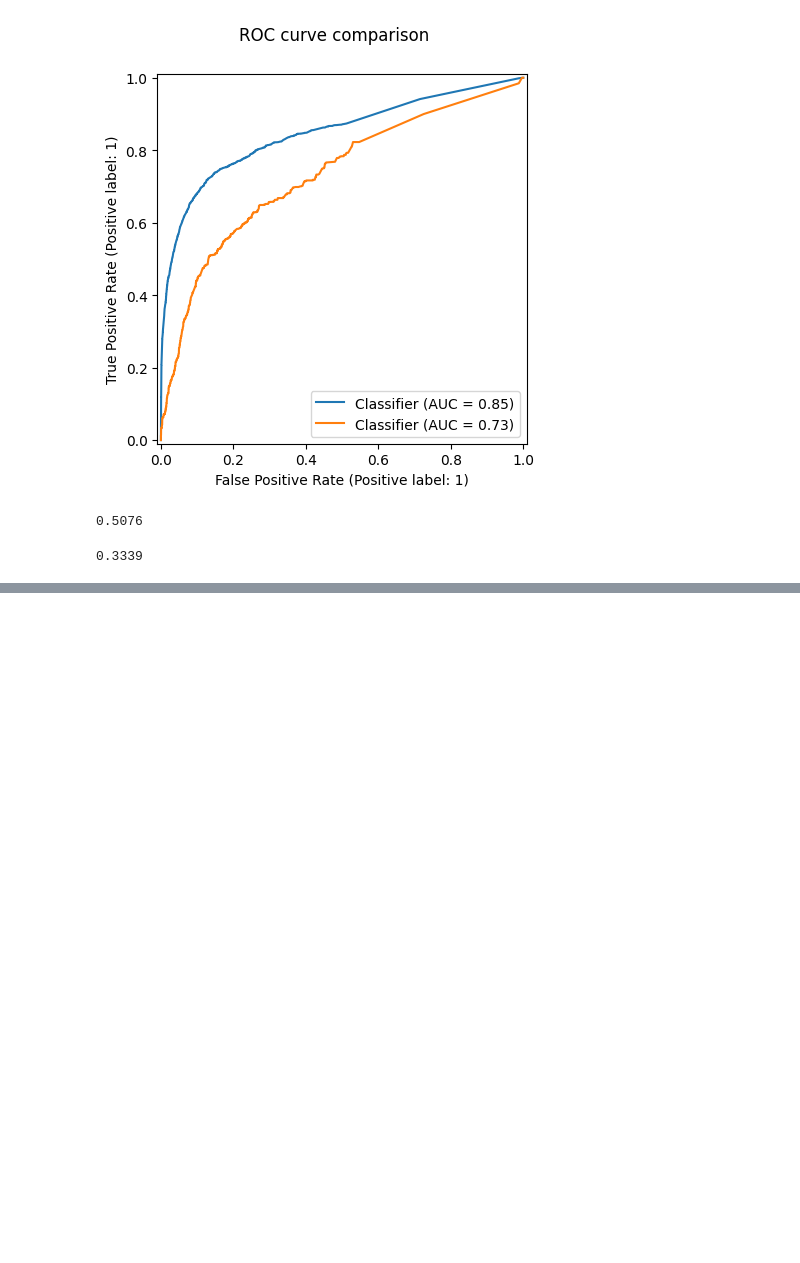
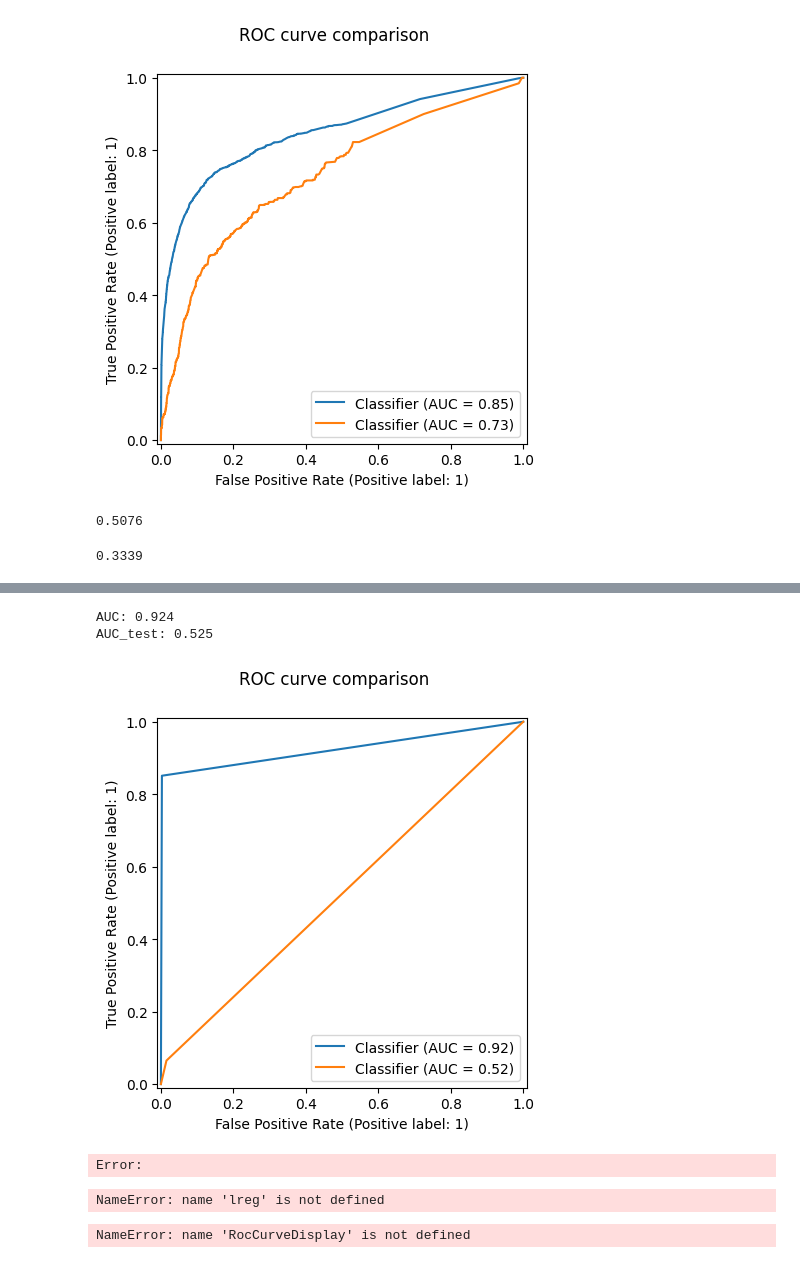
Before and after one commit to SfyXboh/BMEG423_CDSS_Assignment_2024, a Jupyter notebook: python_modelBuilding/training.ipynb, the cells around one changed output, grey strips where cells are left out. Drawn from its saved outputs; the diff is of its cells as text; code cells hidden in the pictures; blank space fills up the shorter version.

```diff
--- a/python_modelBuilding/training.ipynb
+++ b/python_modelBuilding/training.ipynb
@@ -224,21 +241,29 @@ print(util_test)
 # %%
 ## OPTION 3: KNN Classifier ##
 exit(0)
 from sklearn.neighbors import KNeighborsClassifier
 model = KNeighborsClassifier(n_neighbors=5)
-model.fit(SEPSISdat_zScores.iloc[:,1:24],SEPSISdat_zScores.SepsisLabel)
+model.fit(X,y)
 
 ## Add the predictions
-SEPSISdat_zScores = SEPSISdat_zScores.assign(probSepsisKNN=model.predict(SEPSISdat_zScores.iloc[:,1:24]))
-SEPSISdat_test_zScores = SEPSISdat_test_zScores.assign(probSepsisKNN=model.predict(SEPSISdat_test_zScores.iloc[:,1:24]))
+y_prob=model.predict(X)
+y_test_prob = model.predict(X_test)
 
 ## Quick but not necessarily great way to find a threshold. Also calculate the AUC
-from sklearn.metrics import roc_curve, roc_auc_score
-fpr, tpr, thresholds = roc_curve(SEPSISdat_zScores.SepsisLabel,SEPSISdat_zScores.probSepsisKNN)
-print('AUC:',round(roc_auc_score(SEPSISdat_zScores.SepsisLabel,SEPSISdat_zScores.probSepsisKNN),2))
-print('AUC_test:',round(roc_auc_score(SEPSISdat_test_zScores.SepsisLabel,SEPSISdat_test_zScores.probSepsisKNN),2))
-thresh=round(thresholds[np.argmax(tpr - fpr)],4)
-print('Threshold:',thresh)
+from sklearn.metrics import roc_curve, roc_auc_score, RocCurveDisplay
+fpr, tpr, thresholds = roc_curve(y,y_prob)
+fpr1, tpr1, thresholds1 = roc_curve(y_test,y_test_prob)
+train_disp=RocCurveDisplay.from_predictions(y,y_prob)
+test_disp=RocCurveDisplay.from_predictions(y_test,y_test_prob, ax=train_disp.ax_)
+train_disp.figure_.suptitle("ROC curve comparison")
+
+print('AUC:',round(roc_auc_score(y,y_prob),3))
+print('AUC_test:',round(roc_auc_score(y_test,y_test_prob),3))
+# %% [output]
+AUC: 0.924
+AUC_test: 0.525
+[figure, added]
+Error:
 # %%
 # Quick calculation of utility score
 SEPSISdat = SEPSISdat.assign(SepsisLabelKNN = (SEPSISdat_zScores.probSepsisKNN>thresh).astype(int))
@@ -249,3 +274,16 @@ util = ev.evaluate_utility(SEPSISdat.patient,np.array(SEPSISdat_zScores.SepsisLa
 print(util)
 util_test = ev.evaluate_utility(SEPSISdat_test.patient,np.array(SEPSISdat_test_zScores.SepsisLabel),np.array(SEPSISdat_test.SepsisLabelKNN))
 print(util_test)
+# %%
+#### Random Forest ####
+from sklearn.ensemble import RandomForestClassifier
+rf = RandomForestClassifier()
+rf.fit(X, y)
+# %% [output]
+NameError: name 'lreg' is not defined
+# %%
+
+y_prob = rf.predict_proba(X)[:,1]
+y_test_prob = rf.predict_proba(X_test)[:,1]
+# %% [output]
+NameError: name 'RocCurveDisplay' is not defined
```
Also changed, not shown: parts of 14 cells of this notebook, 2 other files.
